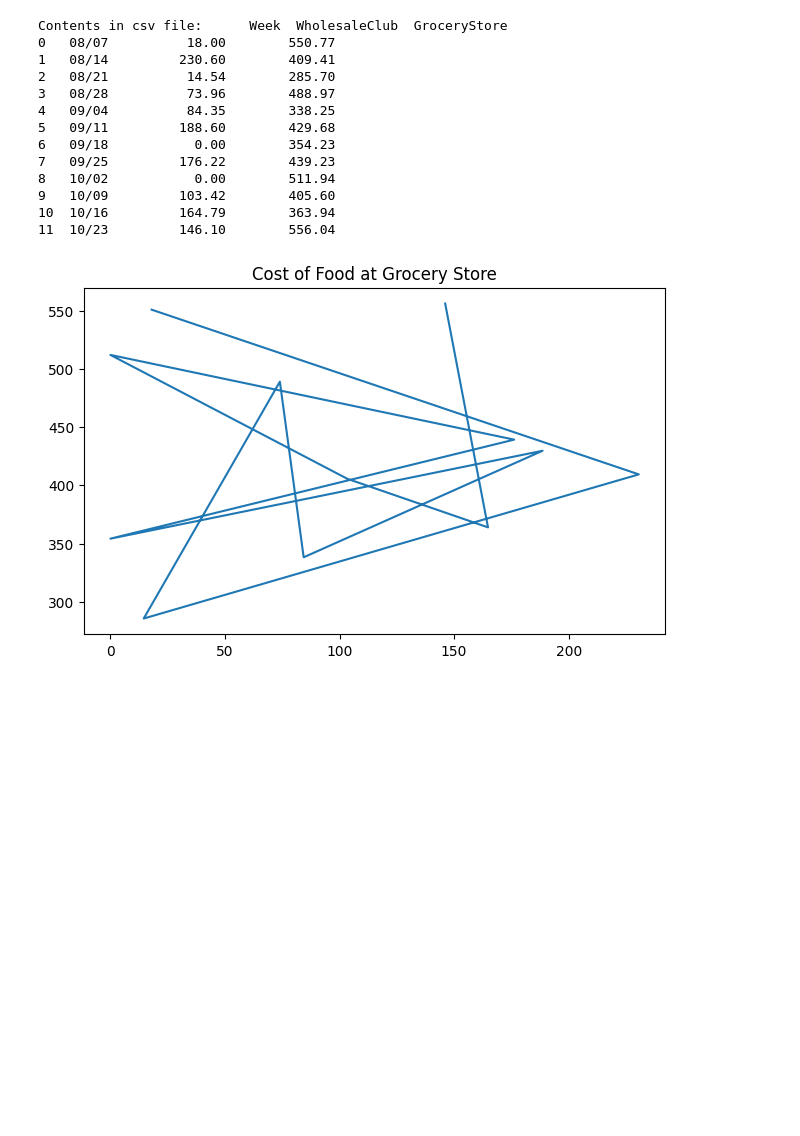
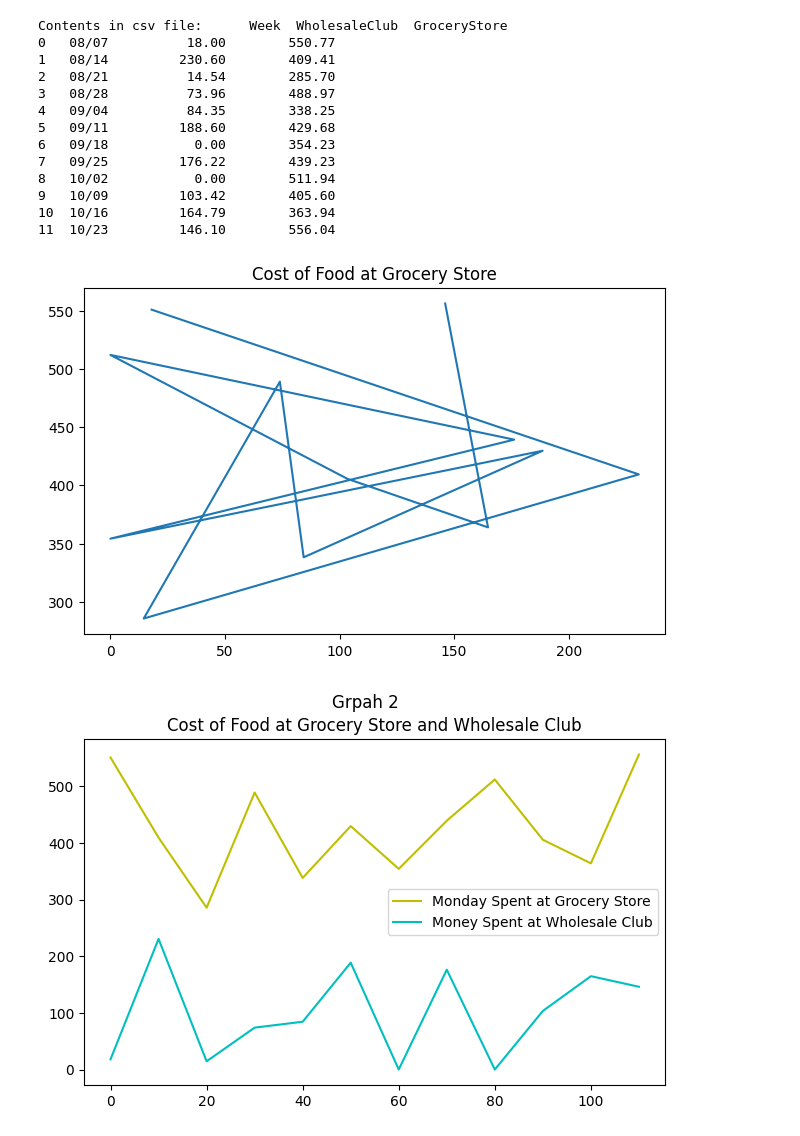
Before and after one commit to ACollins00/CostComparison, a Jupyter notebook: ProjectNov2022.ipynb, the cells around one changed output. Saved outputs shown, nothing was run; the diff lists cells and outputs as text; code cells hidden in the pictures; blank space fills up the shorter version.

```diff
--- a/ProjectNov2022.ipynb
+++ b/ProjectNov2022.ipynb
@@ -64,3 +67,21 @@ Contents in csv file:      Week  WholesaleClub  GroceryStore
 10  10/16         164.79        363.94
 11  10/23         146.10        556.04
 [figure]
+# %%
+import matplotlib.pyplot as plt
+
+x = [0, 10, 20, 30, 40, 50, 60, 70, 80, 90, 100, 110]
+y = [18.00, 230.60, 14.54, 73.96, 84.35, 188.60, 0.00, 176.22, 0.00, 103.42, 164.79, 146.10]
+z = [550.77, 409.41, 285.70, 488.97, 338.25, 429.68, 354.23, 439.23, 511.94, 405.60, 363.94, 556.04]
+
+plt.plot(x, z, 'y', label='Monday Spent at Grocery Store')
+
+plt.plot(x, y, 'c', label='Money Spent at Wholesale Club')
+
+plt.title("Cost of Food at Grocery Store and Wholesale Club")
+plt.suptitle("Grpah 2")
+
+plt.legend()
+plt.show()
+# %% [output]
+[figure, added]
```
Also changed, not shown: parts of 7 cells of this notebook.
